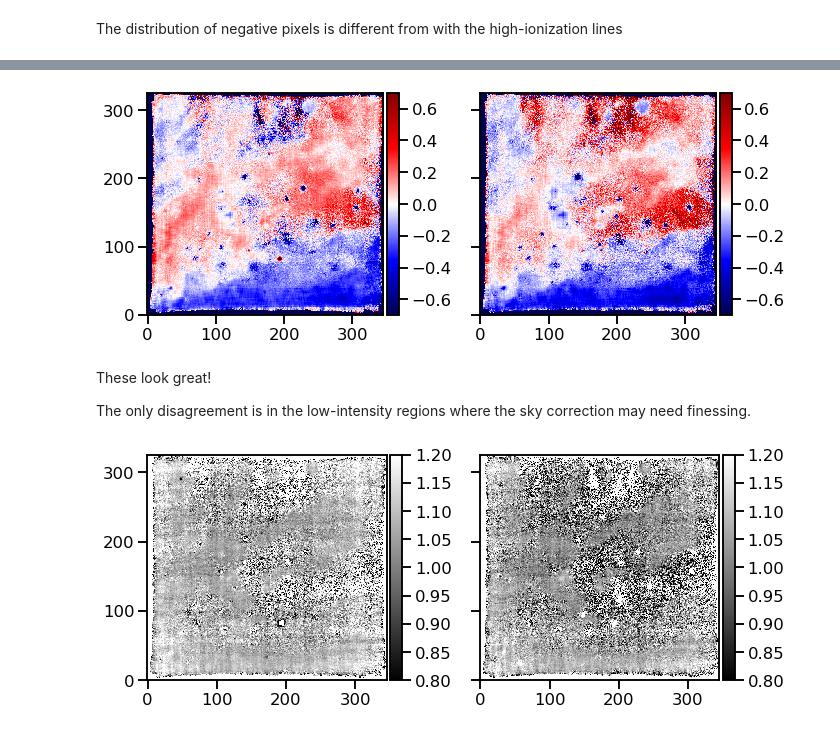
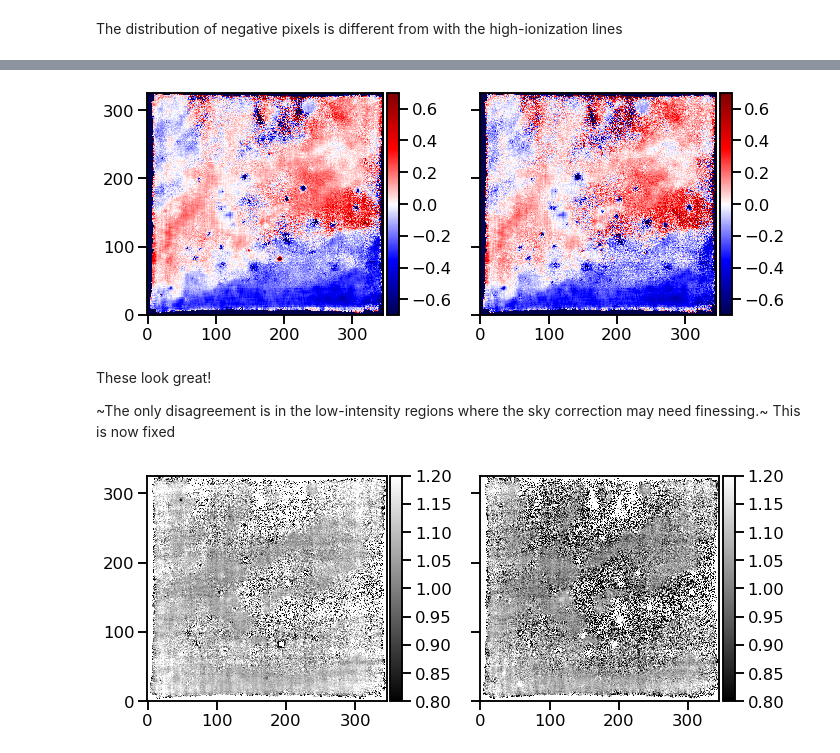
Before and after one commit to will-henney/muse-hii-regions, a Jupyter notebook: notebooks/03-02-sii-moment-maps.ipynb, the cells around one changed output, grey strips where cells are left out. Cells and saved outputs as stored; diff of their text form; code cells hidden in the pictures.

```diff
--- a/notebooks/03-02-sii-moment-maps.ipynb
+++ b/notebooks/03-02-sii-moment-maps.ipynb
@@ -54,21 +59,20 @@ rangecolors = {"core": "g", "blue": "b", "red": "r"}
 medium_band = cube.select_lambda(6700, 6750)
 fig, ax = plt.subplots(figsize=(10, 8))
 for (j1, j2) in jstrips:
-    (medium_band[:, j1:j2, :]
-     .mean(axis=(1, 2))
-     .plot(label=f"j = {j1}:{j2}", linewidth=2))
+    (
+        medium_band[:, j1:j2, :]
+        .mean(axis=(1, 2))
+        .plot(label=f"j = {j1}:{j2}", linewidth=2)
+    )
 
 for line, linedata in wlim.items():
     for span, spandata in linedata.items():
         ax.axvspan(
-            spandata[0], spandata[1],
-            alpha=0.2,
-            color=rangecolors[span],
-            zorder=-100
+            spandata[0], spandata[1], alpha=0.2, color=rangecolors[span], zorder=-100
         )
 ax.legend(ncol=2)
 ax.set(yscale="linear", ylim=[0.0, 1000])
-sns.despine();
+sns.despine()
 # %% [output]
 [figure]
 # %%
@@ -133 +139,7 @@ Looks like we found the fully negative part to subtract:
+# %%
+skyoptions = {
+    "minimalist": [slice(287, 289), slice(165, 166)],
+    "wider": [slice(287, 289), slice(165, 167)],
+    "taller": [slice(284, 290), slice(165, 167)],
+}
 # %%
@@ -153,5 +174,6 @@ sns.despine();
 # %%
-skyspec6716 = core6716[:, 287:289, 165:166].mean(axis=(1, 2))
-skyspec6731 = core6731[:, 287:289, 165:166].mean(axis=(1, 2))
+jslice, islice = skyoptions["taller"]
+skyspec6716 = core6716[:, jslice, islice].mean(axis=(1, 2))
+skyspec6731 = core6731[:, jslice, islice].mean(axis=(1, 2))
 # %%
 testpixels = [
@@ -194,50 +243,45 @@ def find_moments(cube):
     mom0 = cube.sum(axis=0)
     # first moment: mean
     mom1 = mom0.copy()
-    mom1.data = np.sum(
-        cube.data * wavcube.data,
-        axis=0
-    ) / mom0
+    mom1.data = np.sum(cube.data * wavcube.data, axis=0) / mom0
     mom1.unit = u.angstrom
     # second moment: sigma
     mom2 = mom0.copy()
-    mom2.data = np.sum(
-        cube.data * (wavcube.data - mom1.data)**2,
-        axis=0
-    ) / mom0
+    mom2.data = np.sum(cube.data * (wavcube.data - mom1.data) ** 2, axis=0) / mom0
     mom2.data = np.sqrt(mom2.data)
     mom2.unit = u.angstrom
     return mom0, mom1, mom2
 # %%
 mom6716 = find_moments(core6716 - skyspec6716)
 mom6731 = find_moments(core6731 - skyspec6731)
 wav6716 = np.median(mom6716[1].data.data)
 wav6731 = np.median(mom6731[1].data.data)
 fig, axes = plt.subplots(
-    1, 2,
+    1,
+    2,
     figsize=(10, 5),
     sharey=True,
 )
 (mom6716[1] - wav6716).plot(
     cmap="seismic",
     vmin=-0.7,
     vmax=+0.7,
     colorbar="v",
     ax=axes[0],
 )
 (mom6731[1] - wav6731).plot(
     cmap="seismic",
     vmin=-0.7,
     vmax=+0.7,
     colorbar="v",
     ax=axes[1],
 )
-fig.tight_layout();
+fig.tight_layout()
 # %% [output]
-[figure, old version]
+[figure, new version]
 # %% [markdown]
 These look great!
 
-The only disagreement is in the low-intensity regions where the sky correction may need finessing.
+~The only disagreement is in the low-intensity regions where the sky correction may need finessing.~ This is now fixed
 # %%
 fig, axes = plt.subplots(
```
Also changed, not shown: parts of 36 cells of this notebook, 2 other files.
